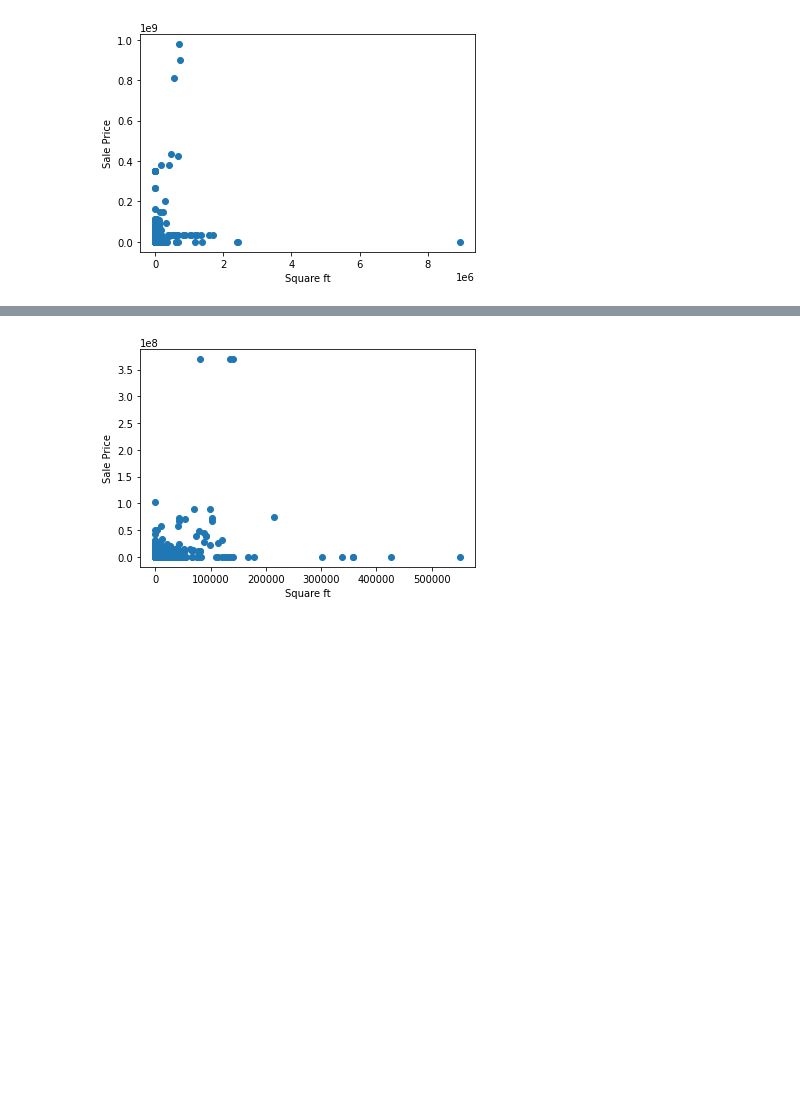
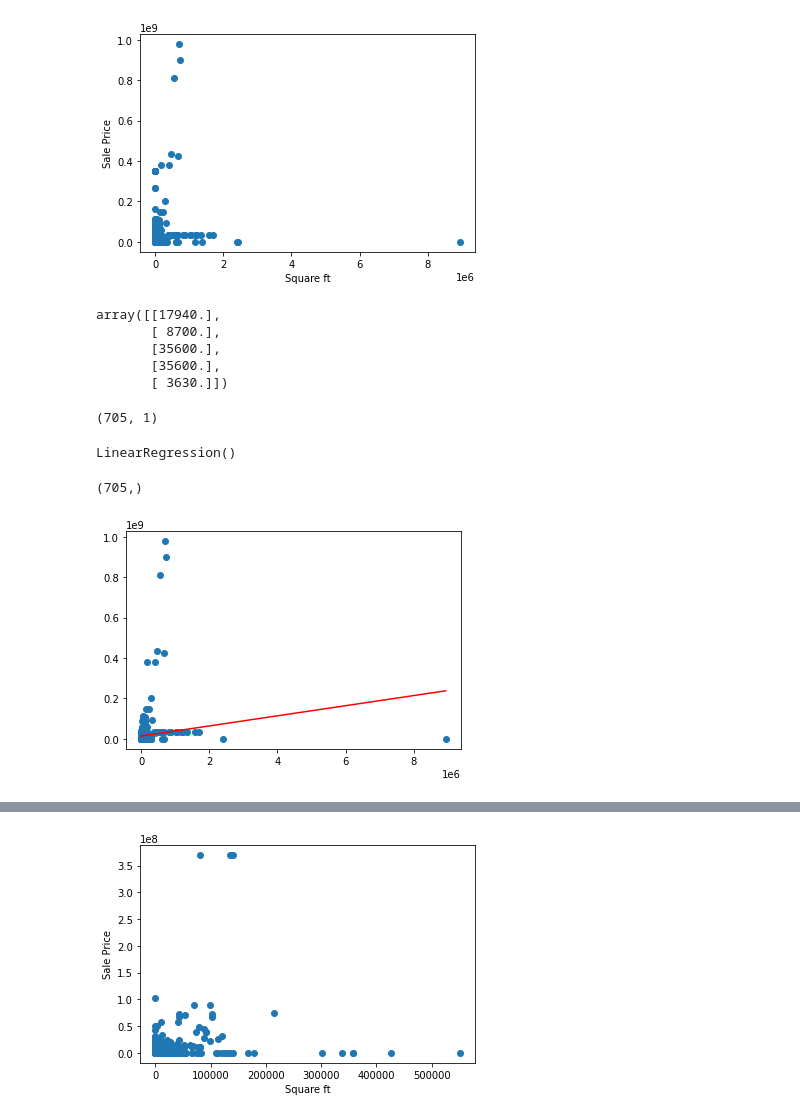
Before and after one commit to mstegmuller/Group_10_Project, a Jupyter notebook: Deliverable2.1_Machine_Learning.ipynb, the cells around one changed output, grey strips where cells are left out. Cells and saved outputs as stored; diff of their text form; code cells hidden in the pictures; blank space fills up the shorter version.

```diff
--- a/Deliverable2.1_Machine_Learning.ipynb
+++ b/Deliverable2.1_Machine_Learning.ipynb
@@ -174,6 +196,39 @@ plt.ylabel('Sale Price')
 plt.show()
 # %% [output]
 [figure]
+# %%
+X = dfGross_SQ_Ft3.GROSS_SQ_FT.values.reshape(-1, 1)
+# %%
+X[:5]
+# %% [output]
+array([[17940.],
+       [ 8700.],
+       [35600.],
+       [35600.],
+       [ 3630.]])
+# %%
+X.shape
+# %% [output]
+(705, 1)
+# %%
+y = dfGross_SQ_Ft3.SALE_PRICE
+# %%
+model = LinearRegression()
+# %%
+model.fit(X, y)
+# %% [output]
+LinearRegression()
+# %%
+y_pred = model.predict(X)
+print(y_pred.shape)
+# %% [output]
+(705,)
+# %%
+plt.scatter(X, y)
+plt.plot(X, y_pred, color='red')
+plt.show()
+# %% [output]
+[figure, added]
 # %%
 df4 = pd.read_csv(Path('Resources/queens_annual_sales20.csv'))
 df4.head()
```
Also changed, not shown: parts of 30 cells of this notebook.
